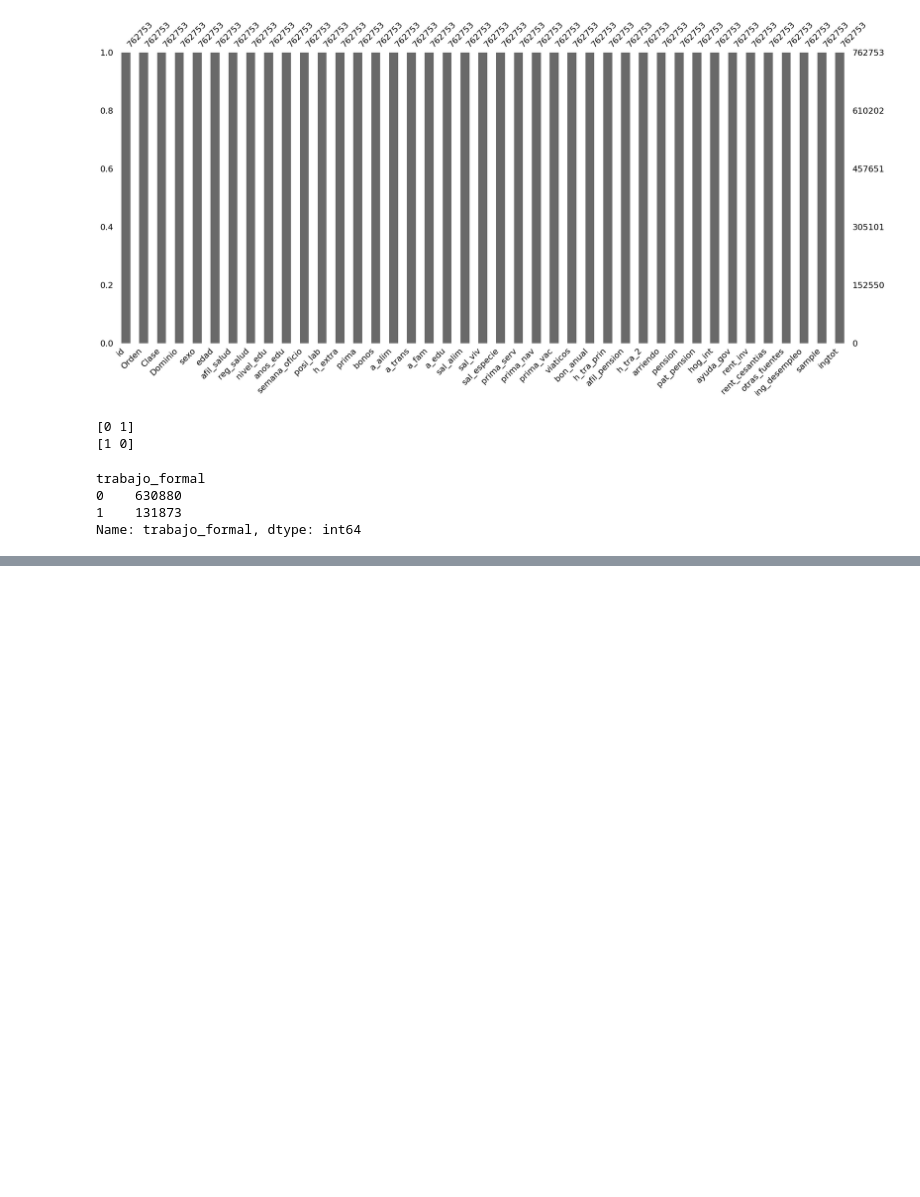
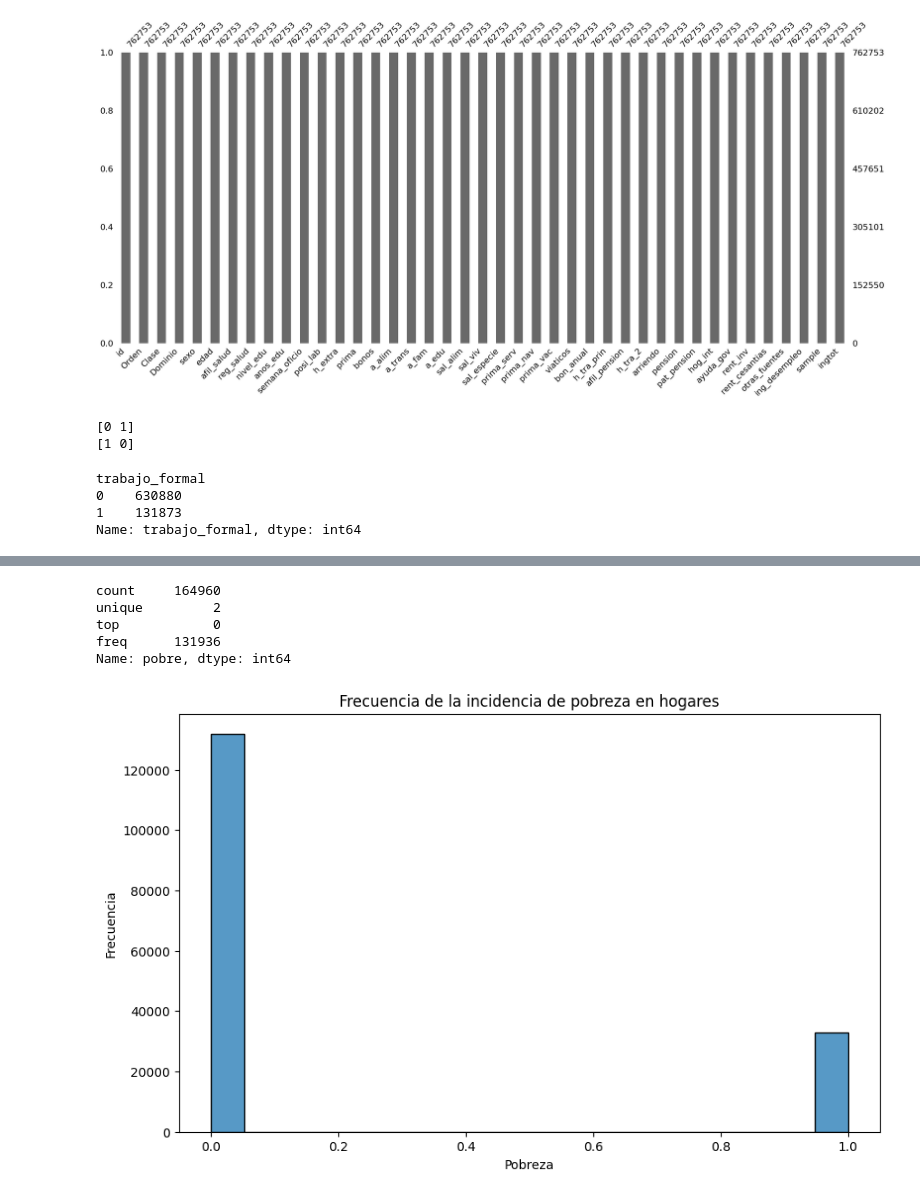
Before and after one commit to sebastian23e/predicting_poverty_bdmc, a Jupyter notebook: scripts/Limpieza.ipynb, the cells around one changed output, grey strips where cells are left out. Saved outputs shown, nothing was run; the diff lists cells and outputs as text; code cells hidden in the pictures; blank space fills up the shorter version.

```diff
--- a/scripts/Limpieza.ipynb
+++ b/scripts/Limpieza.ipynb
@@ -424,0 +503,21 @@ feather.write_dataframe(data_p, ruta+'/stores/data_p.RData')
+# %%
+data_h['pobre'].describe()
+# %% [output]
+count     164960
+unique         2
+top            0
+freq      131936
+Name: pobre, dtype: int64
+# %%
+data_h_sin_missing = data_h[data_h['pobre'].notna()]
+
+plt.figure(figsize = (10, 6))
+sns.histplot(data_h_sin_missing['pobre'], bins = 'auto', kde = False, edgecolor = 'black')
+plt.xlabel('Pobreza')
+plt.ylabel('Frecuencia')
+plt.title('Frecuencia de la incidencia de pobreza en hogares')
+plt.savefig(ruta+'/views/hist_pobreza.png', bbox_inches = 'tight')
+
+plt.show()
+# %% [output]
+[figure, added]
```
Also changed, not shown: parts of 9 cells of this notebook, 2 other files.
